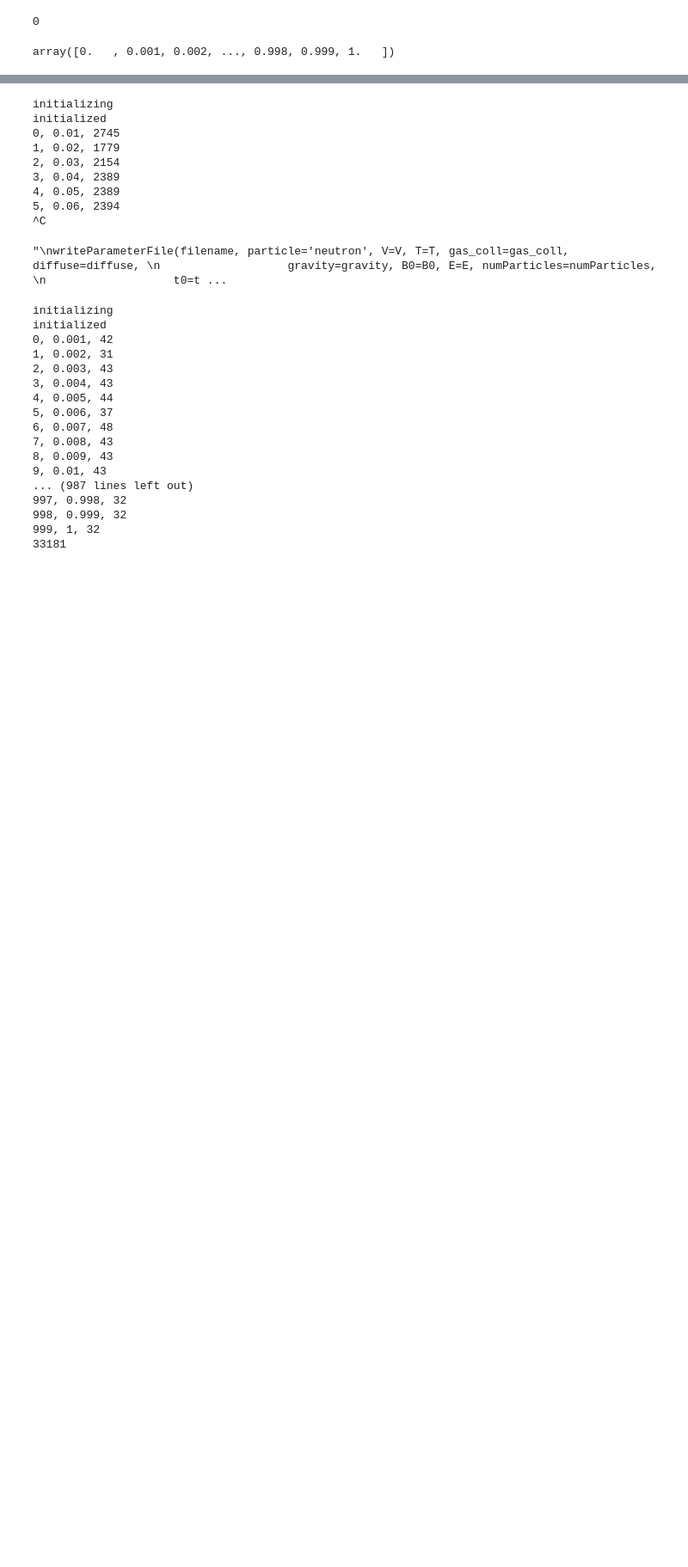
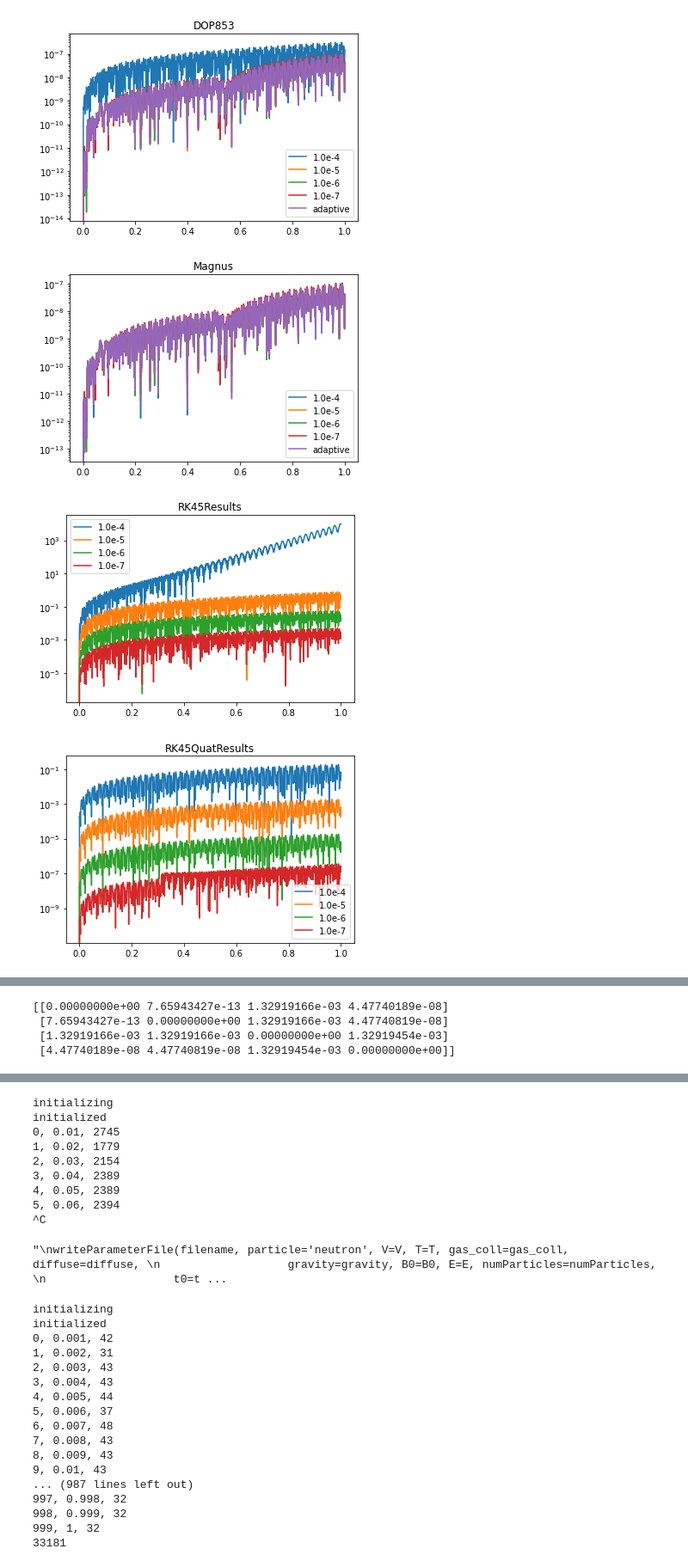
Before and after one commit to rtat-caltech/Spin-tracking, a Jupyter notebook: scripts/ValidatingSimulations.ipynb, the cells around one changed output, grey strips where cells are left out. Shown at 86% size. Cells and saved outputs as stored; diff of their text form; code cells hidden in the pictures; blank space fills up the shorter version.

```diff
--- a/scripts/ValidatingSimulations.ipynb
+++ b/scripts/ValidatingSimulations.ipynb
@@ -230,8 +302,58 @@ resultsDOPGPU = readInOutputFile(outname)
-# %%
-resultsDOPCPU[0].nbytes%8
-# %% [output]
-0
-# %%
-resultsDOPCPU[1]['t'][0]
-# %% [output]
-array([0.   , 0.001, 0.002, ..., 0.998, 0.999, 1.   ])
+# %%
+# Compare the adaptive and fixed step size approaches for DOP and Magnus
+coord = 'sx'
+for i in range(len(DOPResults)-1):
+    plt.plot(DOPResults[-1][1]['t'][0,:], abs(DOPResults[-1][1][coord][0,:] - DOPResults[i][1][coord][0,:]), label=stepSizes[i])
+plt.plot(DOPResults[-1][1]['t'][0,:], abs(DOPResults[-1][1][coord][0,:] - DOPAdaptive[1][coord][0,:]), label='adaptive')
+plt.title('DOP853')
+plt.legend()
+plt.yscale('log')
+plt.show()
+
+for i in range(len(MagnusResults)-1):
+    plt.plot(MagnusResults[-1][1]['t'][0,:], abs(MagnusResults[-1][1][coord][0,:] - MagnusResults[i][1][coord][0,:]), label=stepSizes[i])
+plt.plot(MagnusResults[-1][1]['t'][0,:], abs(MagnusResults[-1][1][coord][0,:] - MagnusAdaptive[1][coord][0,:]), label='adaptive')
+plt.title('Magnus')
+plt.legend()
+plt.yscale('log')
+plt.show()
+
+for i in range(len(MagnusResults)-1):
+    plt.plot(RK45Results[-1][1]['t'][0,:], abs(RK45Results[-1][1][coord][0,:] - RK45Results[i][1][coord][0,:]), label=stepSizes[i])
+plt.title('RK45Results')
+plt.legend()
+plt.yscale('log')
+plt.show()
+
+for i in range(len(MagnusResults)-1):
+    plt.plot(RK45QuatResults[-1][1]['t'][0,:], abs(RK45QuatResults[-1][1][coord][0,:] - RK45QuatResults[i][1][coord][0,:]), label=stepSizes[i])
+plt.title('RK45QuatResults')
+plt.legend()
+plt.yscale('log')
+plt.show()
+
+for i in range(len(MagnusResults)):
+    plt.plot(DOPResults[-1][1]['t'][0,:], abs(DOPResults[-1][1][coord][0,:] - MagnusResults[i][1][coord][0,:]), label=stepSizes[i])
+plt.title('DOP vs Magnus')
+plt.legend()
+plt.yscale('log')
+plt.show()
+
+for i in range(len(MagnusResults)):
+    plt.plot(DOPResults[-1][1]['t'][0,:], abs(DOPResults[-1][1][coord][0,:] - RK45Results[i][1][coord][0,:]), label=stepSizes[i])
+plt.title('DOP vs RK45')
+plt.legend()
+plt.yscale('log')
+plt.show()
+
+for i in range(len(MagnusResults)):
+    plt.plot(DOPResults[-1][1]['t'][0,:], abs(DOPResults[-1][1][coord][0,:] - RK45QuatResults[i][1][coord][0,:]), label=stepSizes[i])
+plt.title('DOP vs RK45Quaternion')
+plt.legend()
+plt.yscale('log')
+plt.show()
+# %% [output]
+[figure, added]
+[figure, added]
+[figure, added]
+[figure, added]
@@ -237,0 +363,14 @@ array([0.   , 0.001, 0.002, ..., 0.998, 0.999, 1.   ])
+# %%
+diffs = []
+for dset in [MagnusResults, DOPResults, RK45Results, RK45QuatResults]:
+    tempDiffs = []
+    for dset2 in [MagnusResults, DOPResults, RK45Results, RK45QuatResults]:
+        tempDiffs.append(np.mean(abs(dset[-1][1][coord][0,:] - dset2[-1][1][coord][0,:])))
+    diffs.append(tempDiffs)
+diffs = np.array(diffs)
+print(diffs)
+# %% [output]
+[[0.00000000e+00 7.65943427e-13 1.32919166e-03 4.47740189e-08]
+ [7.65943427e-13 0.00000000e+00 1.32919166e-03 4.47740819e-08]
+ [1.32919166e-03 1.32919166e-03 0.00000000e+00 1.32919454e-03]
+ [4.47740189e-08 4.47740819e-08 1.32919454e-03 0.00000000e+00]]
```
Also changed, not shown: parts of 9 cells of this notebook, 21 other files.
